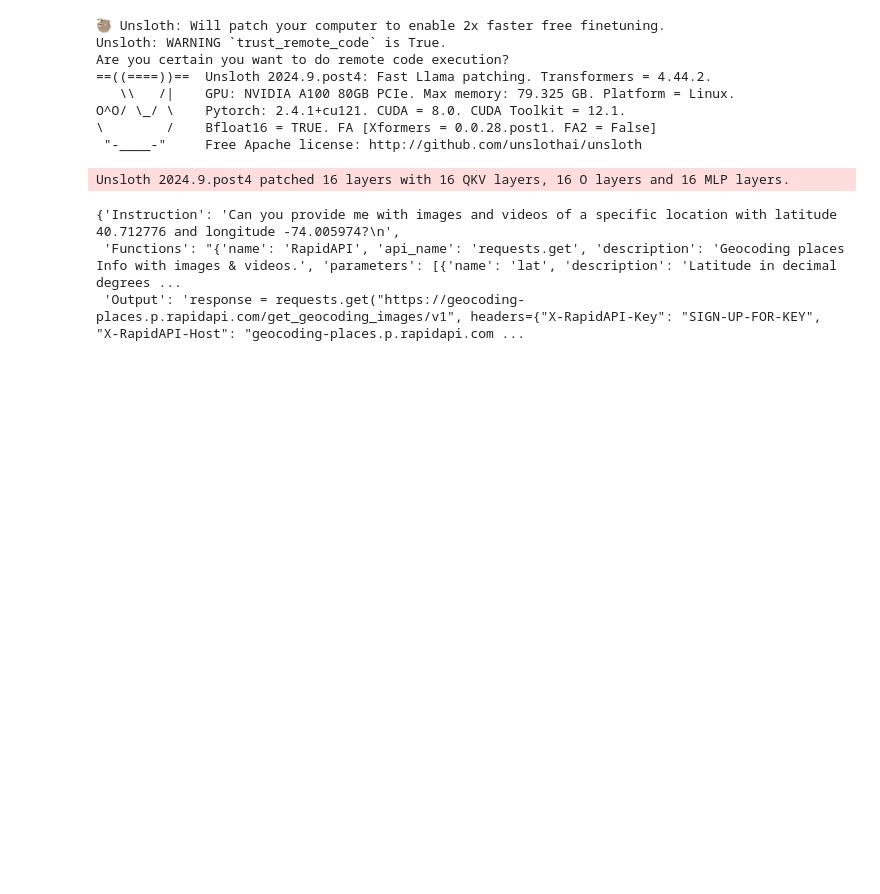
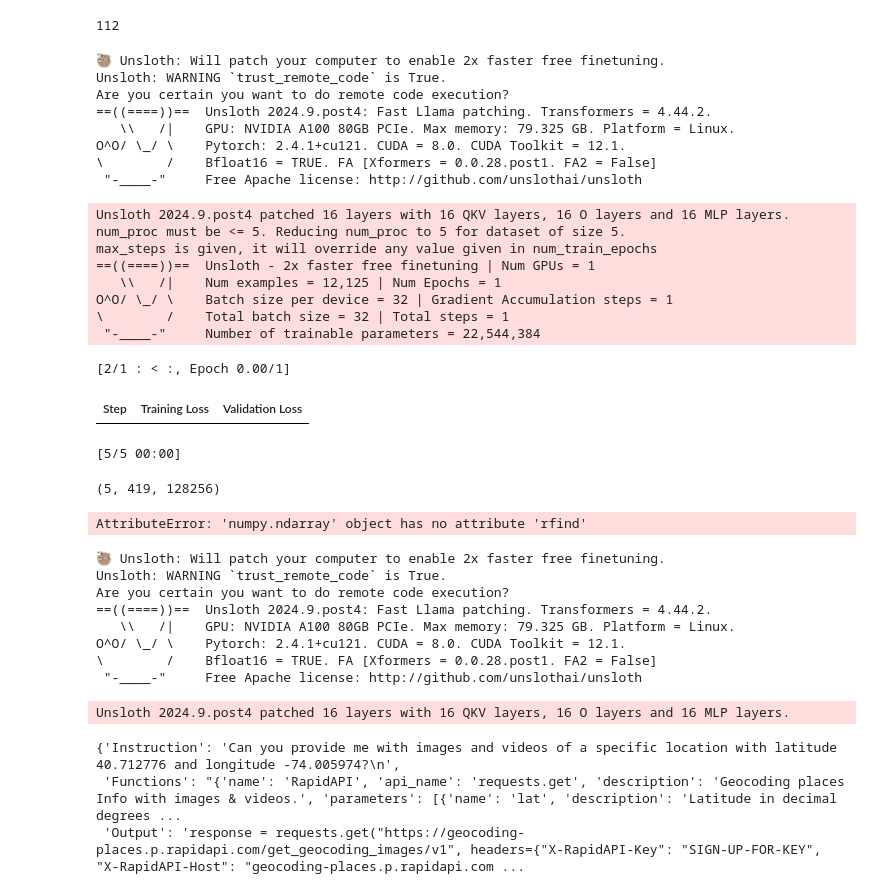
Before and after one commit to Athe-kunal/Finetuning, a Jupyter notebook: finetuning/finetuning/Finetune.ipynb, the cells around one changed output. Saved outputs shown, nothing was run; the diff lists cells and outputs as text; code cells hidden in the pictures; blank space fills up the shorter version.

```diff
--- a/finetuning/finetuning/Finetune.ipynb
+++ b/finetuning/finetuning/Finetune.ipynb
@@ -1,3 +24,36 @@
+# %%
+len(test_ds)
+# %% [output]
+112
+# %%
+from finetune import run_finetune
+run_finetune(
+    model_name = "unsloth/Llama-3.2-1B-Instruct",
+    dataset_name = "bfcl",
+    json_or_yaml = "json"
+)
+# %% [output]
+🦥 Unsloth: Will patch your computer to enable 2x faster free finetuning.
+Unsloth: WARNING `trust_remote_code` is True.
+Are you certain you want to do remote code execution?
+==((====))==  Unsloth 2024.9.post4: Fast Llama patching. Transformers = 4.44.2.
+   \\   /|    GPU: NVIDIA A100 80GB PCIe. Max memory: 79.325 GB. Platform = Linux.
+O^O/ \_/ \    Pytorch: 2.4.1+cu121. CUDA = 8.0. CUDA Toolkit = 12.1.
+\        /    Bfloat16 = TRUE. FA [Xformers = 0.0.28.post1. FA2 = False]
+ "-____-"     Free Apache license: http://github.com/unslothai/unsloth
+Unsloth 2024.9.post4 patched 16 layers with 16 QKV layers, 16 O layers and 16 MLP layers.
+num_proc must be <= 5. Reducing num_proc to 5 for dataset of size 5.
+max_steps is given, it will override any value given in num_train_epochs
+==((====))==  Unsloth - 2x faster free finetuning | Num GPUs = 1
+   \\   /|    Num examples = 12,125 | Num Epochs = 1
+O^O/ \_/ \    Batch size per device = 32 | Gradient Accumulation steps = 1
+\        /    Total batch size = 32 | Total steps = 1
+ "-____-"     Number of trainable parameters = 22,544,384
+[2/1 : < :, Epoch 0.00/1]
+| Step | Training Loss | Validation Loss |
+[5/5 00:00]
+(5, 419, 128256)
+AttributeError: 'numpy.ndarray' object has no attribute 'rfind'
 # %%
 from unsloth import FastLanguageModel
 import torch
```
Also changed, not shown: parts of 21 cells of this notebook, 4 other files.
